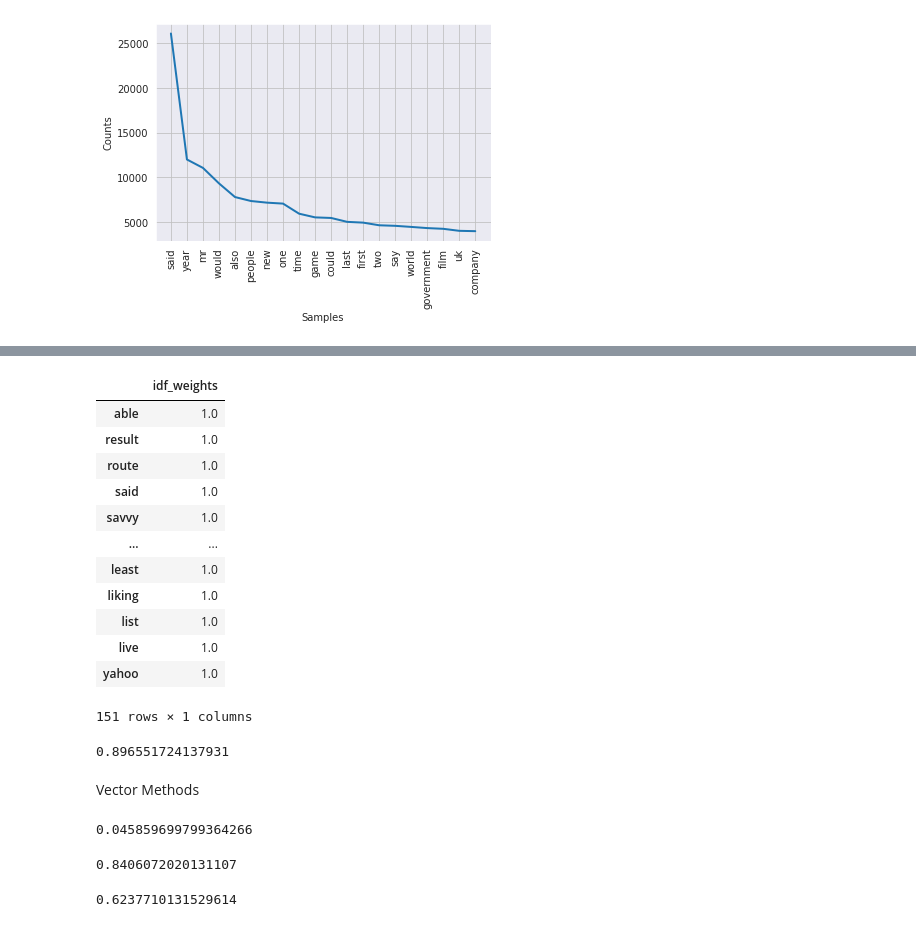
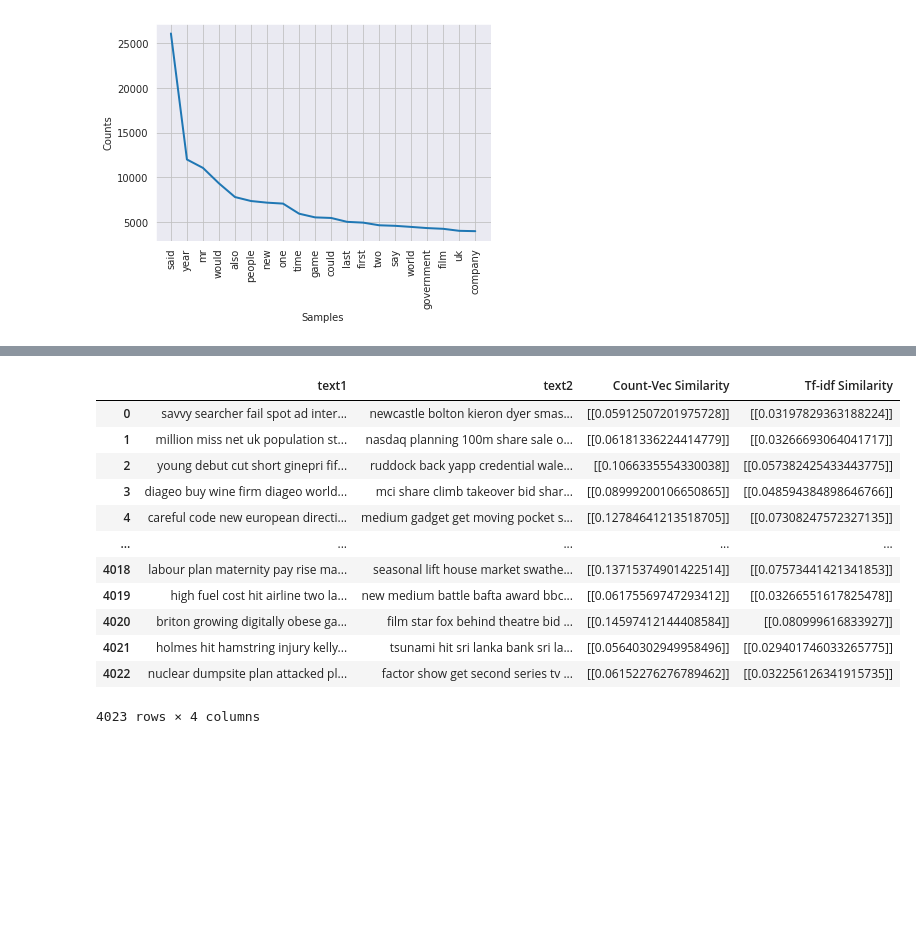
Before and after one commit to Bahaakhalled/Bahaakhalled.github.io, a Jupyter notebook: Machinfy_NLP.ipynb, the cells around one changed output, grey strips where cells are left out. Cells and saved outputs as stored; diff of their text form; code cells hidden in the pictures; blank space fills up the shorter version.

```diff
--- a/Machinfy_NLP.ipynb
+++ b/Machinfy_NLP.ipynb
@@ -392,19 +355,0 @@ data_tf
-# %%
-# print idf values
-df_idf = pd.DataFrame(tfidf_transformer.idf_, index=bow_converter.get_feature_names(),columns=["idf_weights"])
-# sort ascending
-df_idf.sort_values(by=['idf_weights'])
-# %% [output]
-|  | idf_weights |
-| able | 1.0 |
-| result | 1.0 |
-| route | 1.0 |
-| said | 1.0 |
-| savvy | 1.0 |
-| ... | ... |
-| least | 1.0 |
-| liking | 1.0 |
-| list | 1.0 |
-| live | 1.0 |
-| yahoo | 1.0 |
-151 rows × 1 columns
@@ -417,23 +355,0 @@ def jaccard_similarity(x,y):
-# %%
-jaccard_similarity(copydata1['text1'][0],copydata1['text2'][0])
-# %% [output]
-0.896551724137931
-# %% [markdown]
-Vector Methods
-# %%
-stemmer = nltk.stem.porter.PorterStemmer()
-remove_punctuation_map = dict((ord(char), None) for char in string.punctuation)
-
-def stem_tokens(tokens):
-    return [stemmer.stem(item) for item in tokens]
-def normalize(text):
-    return stem_tokens(nltk.word_tokenize(text.lower().translate(remove_punctuation_map)))
-
-vectorizer = TfidfVectorizer(tokenizer=normalize, stop_words='english')
-def cosine_sim(text1, text2):
-    tfidf = vectorizer.fit_transform([text1, text2])
-    return ((tfidf * tfidf.T).A)[0,1]
-
-print(cosine_sim(copydata1['text1'][0],copydata1['text2'][0]))
-# %% [output]
-0.045859699799364266
@@ -449,8 +356,21 @@ print(cosine_sim(copydata1['text1'][0],copydata1['text2'][0]))
-# %%
-print(nlp(copydata1['text1'][0]).similarity(nlp(copydata1['text2'][0])))
-# %% [output]
-0.8406072020131107
-# %%
-print(nlp("ride").similarity(nlp("bike")))
-# %% [output]
-0.6237710131529614
+# %%
+All_data=data_cvr.copy()
+All_data['Count-Vec Similarity']=All_data['Similarity']
+All_data=All_data.drop('Similarity',axis=1)
+All_data['Tf-idf Similarity']=data_tf['Similarity']
+# %%
+All_data
+# %% [output]
+|  | text1 | text2 | Count-Vec Similarity | Tf-idf Similarity |
+| 0 | savvy searcher fail spot ad inter... | newcastle bolton kieron dyer smas... | [[0.05912507201975728]] | [[0.03197829363188224]] |
+| 1 | million miss net uk population st... | nasdaq planning 100m share sale o... | [[0.06181336224414779]] | [[0.03266693064041717]] |
+| 2 | young debut cut short ginepri fif... | ruddock back yapp credential wale... | [[0.1066335554330038]] | [[0.057382425433443775]] |
+| 3 | diageo buy wine firm diageo world... | mci share climb takeover bid shar... | [[0.08999200106650865]] | [[0.048594384898646766]] |
+| 4 | careful code new european directi... | medium gadget get moving pocket s... | [[0.12784641213518705]] | [[0.07308247572327135]] |
+| ... | ... | ... | ... | ... |
+| 4018 | labour plan maternity pay rise ma... | seasonal lift house market swathe... | [[0.13715374901422514]] | [[0.07573441421341853]] |
+| 4019 | high fuel cost hit airline two la... | new medium battle bafta award bbc... | [[0.06175569747293412]] | [[0.03266551617825478]] |
+| 4020 | briton growing digitally obese ga... | film star fox behind theatre bid ... | [[0.14597412144408584]] | [[0.080999616833927]] |
+| 4021 | holmes hit hamstring injury kelly... | tsunami hit sri lanka bank sri la... | [[0.05640302949958496]] | [[0.029401746033265775]] |
+| 4022 | nuclear dumpsite plan attacked pl... | factor show get second series tv ... | [[0.06152276276789462]] | [[0.032256126341915735]] |
+4023 rows × 4 columns
```
Also changed, not shown: parts of 14 cells of this notebook.
